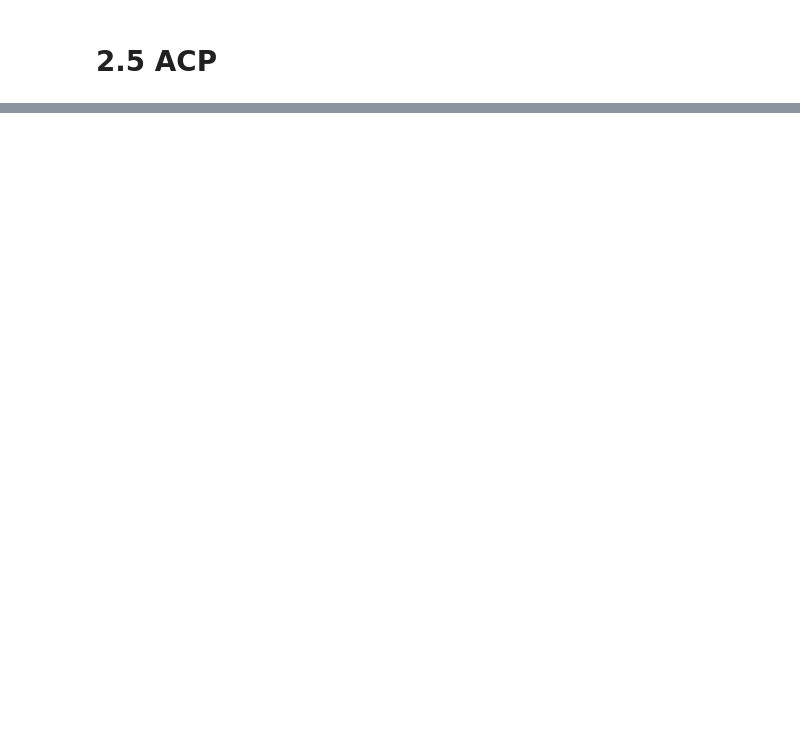
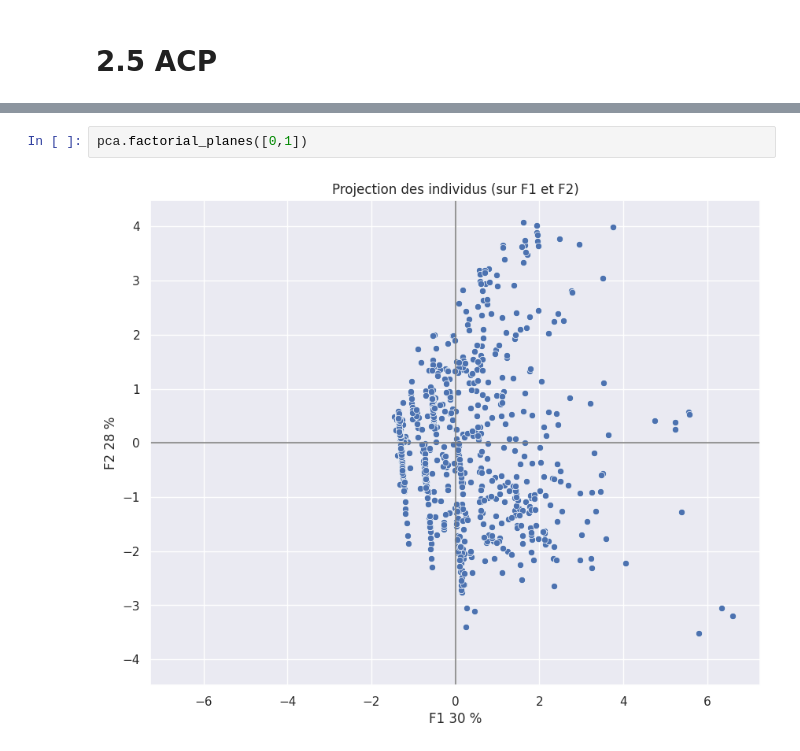
Before and after one commit to AlexandreGazagnes/gargaml, a Jupyter notebook: examples/squelette.ipynb, the cells around one changed output, grey strips where cells are left out. Drawn from its saved outputs; the diff is of its cells as text; blank space fills up the shorter version.

```diff
--- a/examples/squelette.ipynb
+++ b/examples/squelette.ipynb
@@ -351,0 +437,4 @@ pca.variance
+# %%
+pca.factorial_planes([0,1])
+# %% [output]
+[figure, added]
```
Also changed, not shown: parts of 35 cells of this notebook, 2 other files.
